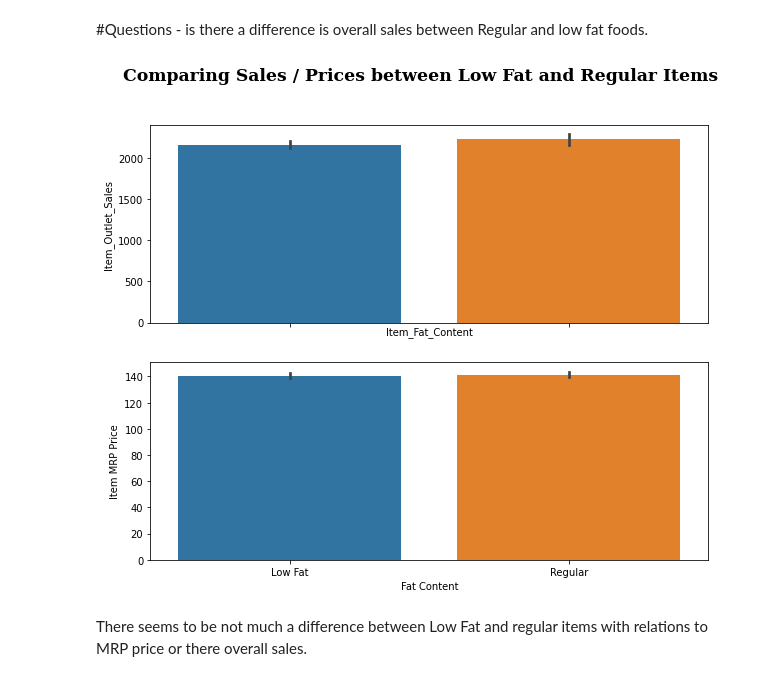
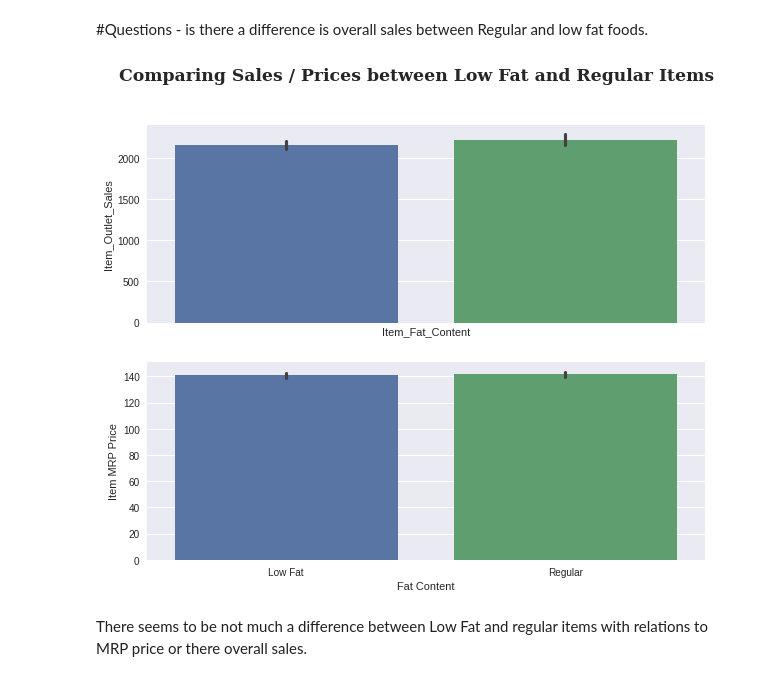
Before and after one commit to vinosraj/visualization, a Jupyter notebook: Project_1_Part_4.ipynb, the cells around one changed output. Drawn from its saved outputs; the diff is of its cells as text; code cells hidden in the pictures.

```diff
--- a/Project_1_Part_4.ipynb
+++ b/Project_1_Part_4.ipynb
@@ -515,19 +515,21 @@ df.head()
 # %% [markdown]
 #Questions - is there a difference is overall sales between Regular and low fat foods.
 # %%
+plt.style.use('seaborn')
+
 fig, axes = plt.subplots(nrows=2, sharex=True, figsize=(10,8))
 
 sns.barplot(data= df, x ='Item_Fat_Content', y = 'Item_Outlet_Sales', ax=axes[0] )
 
 sns.barplot(data= df, x ='Item_Fat_Content', y = 'Item_MRP', ax=axes[1])
 fig.suptitle('Comparing Sales / Prices between Low Fat and Regular Items',fontfamily='serif',
              fontsize='xx-large',
              fontweight='semibold');
 
 plt.xlabel('Fat Content')
 plt.ylabel('Item MRP Price');
 # %% [output]
-[figure, old version]
+[figure, new version]
 # %% [markdown]
 There seems to be not much a difference between Low Fat and regular items with relations to MRP price or there overall sales.
 # %% [markdown]
```
Also changed, not shown: parts of 5 cells of this notebook.
